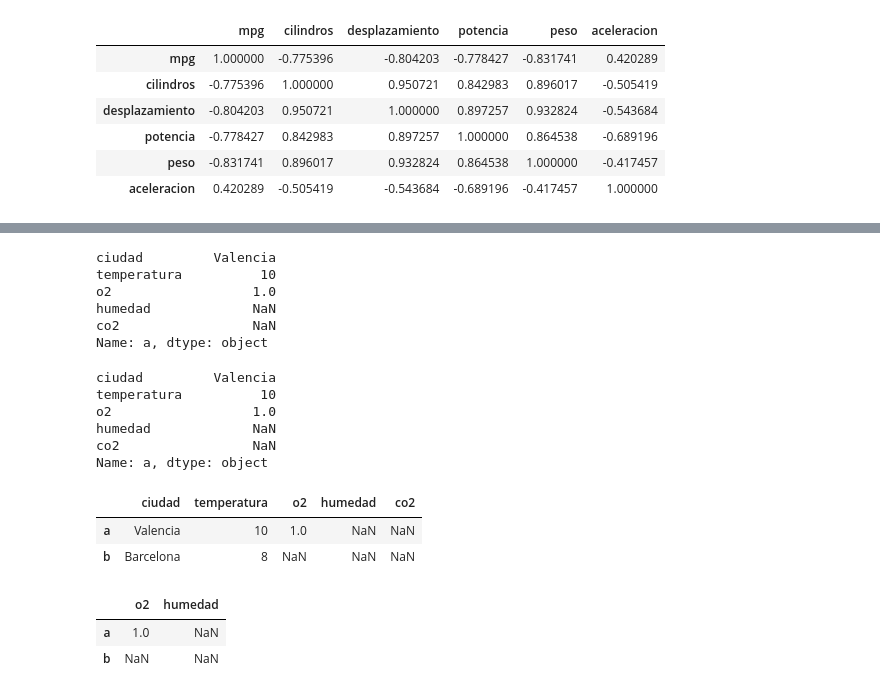
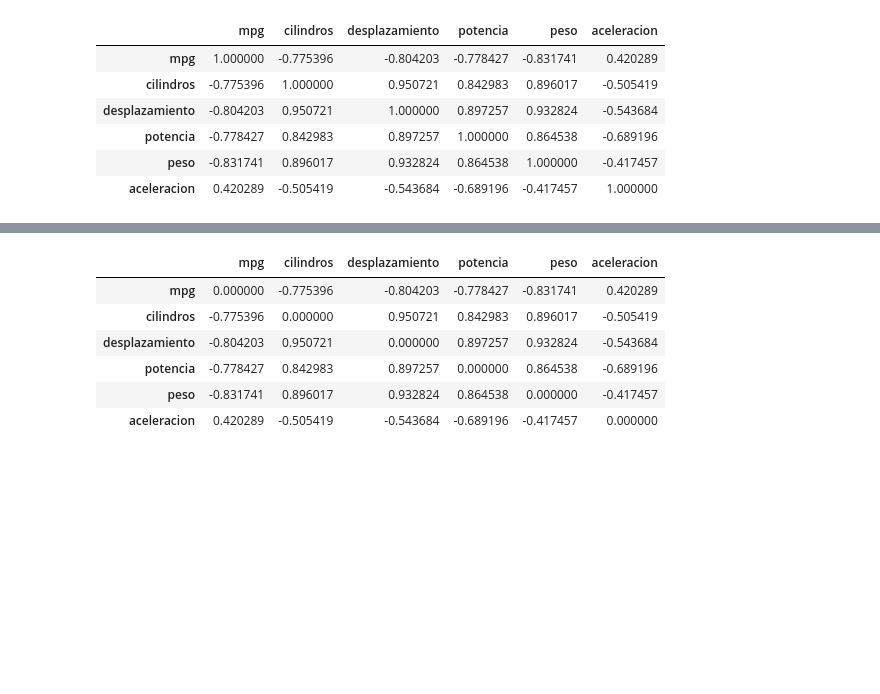
Before and after one commit to Alelop-Itu/machine12026nocturno, a Jupyter notebook: Pandas II.ipynb, the cells around one changed output, grey strips where cells are left out. Cells and saved outputs as stored; diff of their text form; code cells hidden in the pictures; blank space fills up the shorter version.

```diff
--- a/Pandas II.ipynb
+++ b/Pandas II.ipynb
@@ -667,36 +711,10 @@ positive_corr.idxmax()
 # %%
- positive_corr.style.background_gradient(cmap=plt.get_cmap('RdYlGn'), axis=1,␣
-↪vmin=-1.0, vmax=1.0)
+positive_corr.style.background_gradient(cmap=plt.get_cmap('RdYlGn'), axis=1,vmin=-1.0, vmax=1.0)
+# %% [output]
+|  | mpg | cilindros | desplazamiento | potencia | peso | aceleracion |
+| mpg | 0.000000 | -0.775396 | -0.804203 | -0.778427 | -0.831741 | 0.420289 |
+| cilindros | -0.775396 | 0.000000 | 0.950721 | 0.842983 | 0.896017 | -0.505419 |
+| desplazamiento | -0.804203 | 0.950721 | 0.000000 | 0.897257 | 0.932824 | -0.543684 |
+| potencia | -0.778427 | 0.842983 | 0.897257 | 0.000000 | 0.864538 | -0.689196 |
+| peso | -0.831741 | 0.896017 | 0.932824 | 0.864538 | 0.000000 | -0.417457 |
+| aceleracion | 0.420289 | -0.505419 | -0.543684 | -0.689196 | -0.417457 | 0.000000 |
-# %%
-# indexar por posición con 'iloc'
-print(df_data.iloc[0]) # --> Series de la primera fila (qué marca los índices)
-# %% [output]
-ciudad         Valencia
-temperatura          10
-o2                  1.0
-humedad             NaN
-co2                 NaN
-Name: a, dtype: object
-# %%
-# indexar semántico con 'loc'
-df_data.loc['a'] # --> Series de la fila con índice 'a'
-# %% [output]
-ciudad         Valencia
-temperatura          10
-o2                  1.0
-humedad             NaN
-co2                 NaN
-Name: a, dtype: object
-# %%
-# indexar semántico con 'loc'
-df_data.loc[:'b'] # --> DataFrame de la fila con índice 'a' y 'b'
-# %% [output]
-|  | ciudad | temperatura | o2 | humedad | co2 |
-| a | Valencia | 10 | 1.0 | NaN | NaN |
-| b | Barcelona | 8 | NaN | NaN | NaN |
-# %%
-df_data.loc[:'b'].loc[:,["o2", "humedad"]] # slicing anidado
-# %% [output]
-|  | o2 | humedad |
-| a | 1.0 | NaN |
-| b | NaN | NaN |
```
Also changed, not shown: parts of 57 cells of this notebook, 8 other files.
